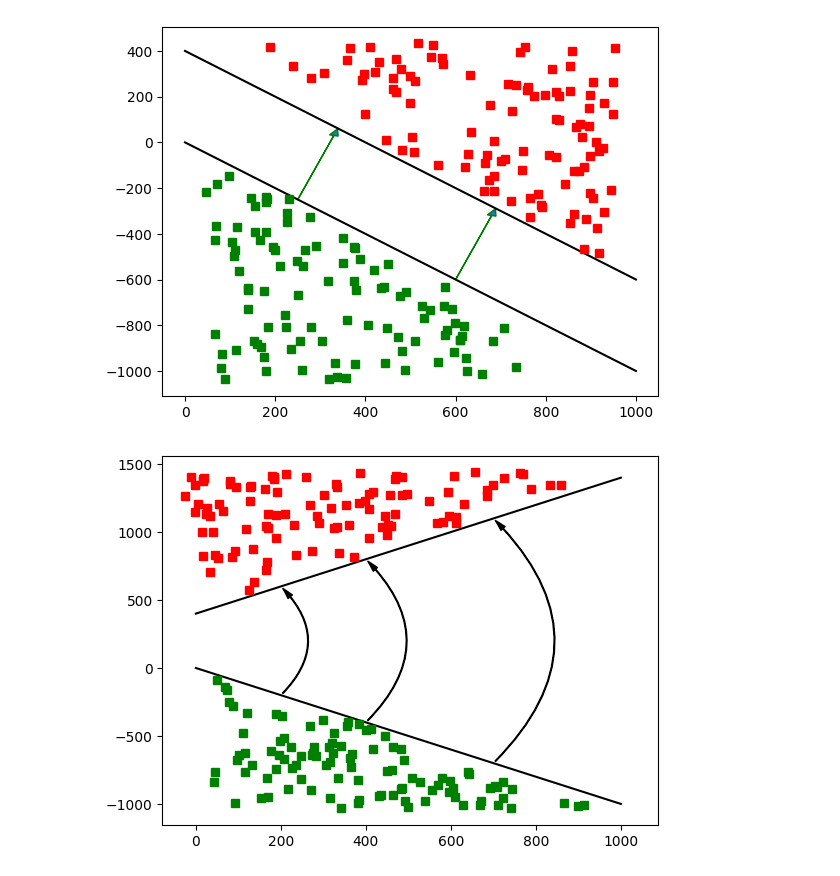
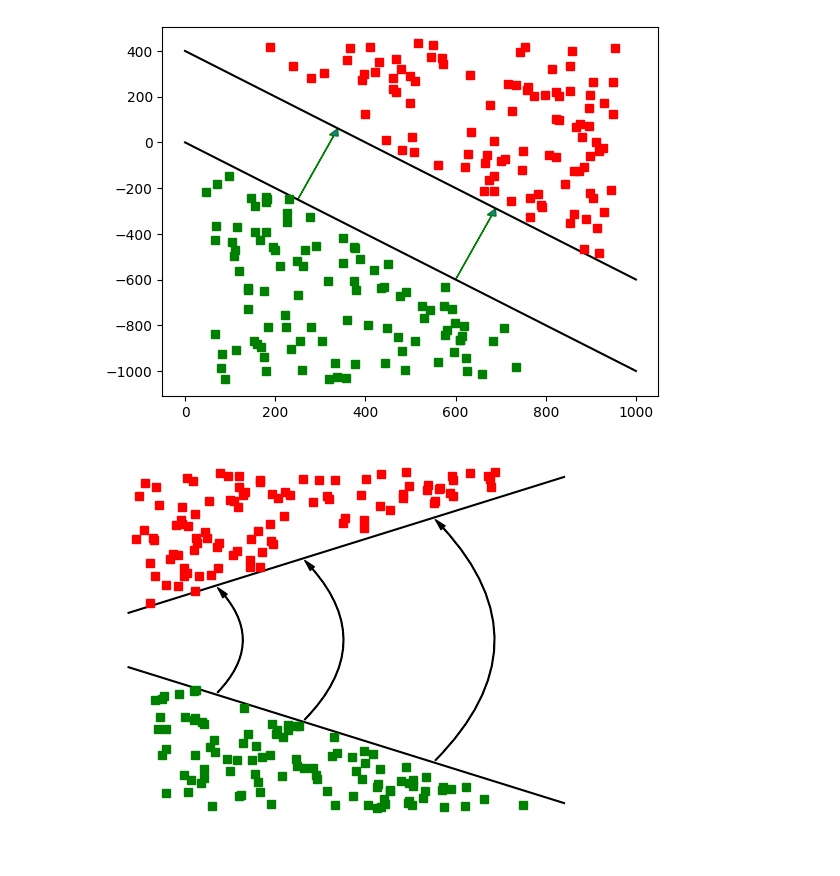
Before and after one commit to peterkrull/p7-ml-refrigeration-fault-detection, a Jupyter notebook: Python/SVM_Plots/SVM_Plots_4_1.ipynb, the cells around one changed output. Drawn from its saved outputs; the diff is of its cells as text; code cells hidden in the pictures.

```diff
--- a/Python/SVM_Plots/SVM_Plots_4_1.ipynb
+++ b/Python/SVM_Plots/SVM_Plots_4_1.ipynb
@@ -76,31 +76,32 @@ u=40
 polygon = Polygon([[min(x+u), min(y3+u)],[max(x-u), max(y3+u)],[min(x-u), max(y3+u)],[min(x+u), min(y3+u)]])
 points = Random_Points_in_Polygon(polygon, 100)
 
 xs = [point.x for point in points]
 ys = [point.y for point in points]
 
 plt.plot(xs, ys, 'rs', label='line 3')
 
 
 
 polygon2 = Polygon([[min(x+u), max(y1-u)],[min(x+u), min(y1-u)],[max(x-u), min(y1-u)],[min(x+u), max(y1-u)]])
 points2 = Random_Points_in_Polygon(polygon2, 100)
 xs2 = [point2.x for point2 in points2]
 ys2 = [point2.y for point2 in points2]
 
 plt.plot(xs2, ys2, 'gs', label='line 4')
 
 
 
 import matplotlib.patches as patches
 style = "Simple, tail_width=0.5, head_width=4, head_length=8"
 kw = dict(arrowstyle=style, color="k")
 a1 = patches.FancyArrowPatch((200, -200), (200, 600), connectionstyle="arc3,rad=.5", **kw)
 plt.gca().add_patch(a1)
 a2 = patches.FancyArrowPatch((400, -400), (400, 800), connectionstyle="arc3,rad=.5", **kw)
 plt.gca().add_patch(a2)
 a3 = patches.FancyArrowPatch((700, -700), (700, 1100), connectionstyle="arc3,rad=.5", **kw)
 plt.gca().add_patch(a3)
+plt.axis('off')
 plt.savefig("SVM_Plots_4.1.pdf", format="pdf", bbox_inches="tight")
 # %% [output]
-[figure, old version]
+[figure, new version]
```
